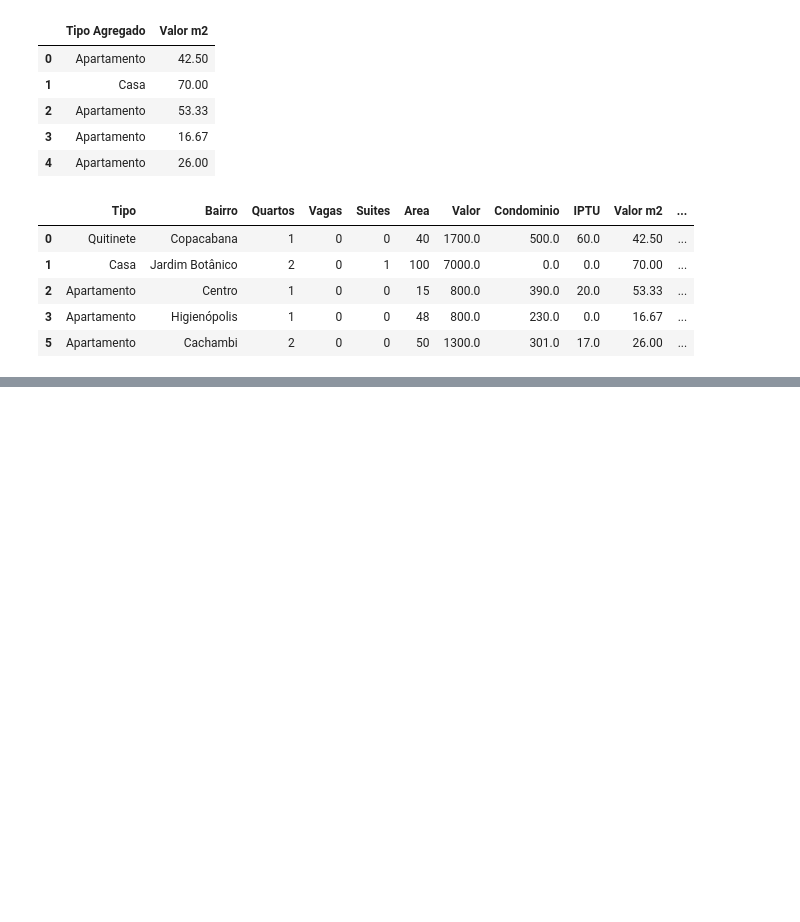
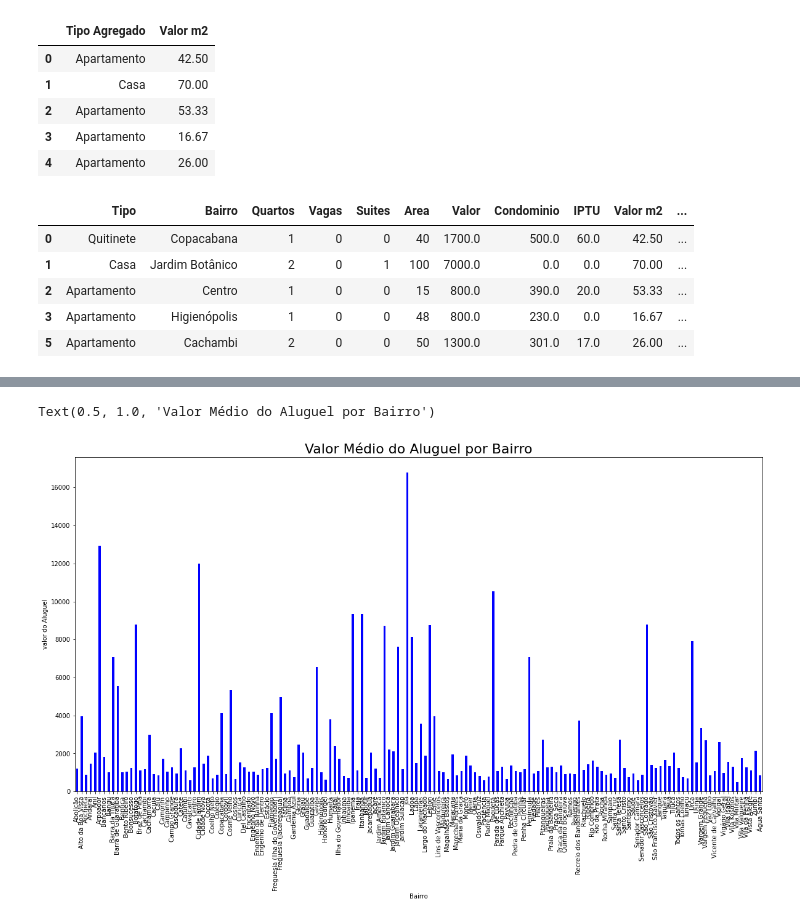
Before and after one commit to Lyarkh/Tratando_e_analisando_dados_Pandas, a Jupyter notebook: Notebooks_e_datasets/Relatorios.ipynb, the cells around one changed output, grey strips where cells are left out. Drawn from its saved outputs; the diff is of its cells as text; code cells hidden in the pictures; blank space fills up the shorter version.

```diff
--- a/Notebooks_e_datasets/Relatorios.ipynb
+++ b/Notebooks_e_datasets/Relatorios.ipynb
@@ -740,0 +746,3 @@ dados.to_csv('data/aluguel_residencial.csv', sep=';', index=False)
+# %%
+dados = pd.read_csv('data/aluguel_residencial.csv', sep=';')
+dados.head(10)
@@ -740,0 +765,2 @@ dados.to_csv('data/aluguel_residencial.csv', sep=';', index=False)
+# %%
+grupo_bairro = dados.groupby('Bairro')
@@ -740,0 +820,11 @@ dados.to_csv('data/aluguel_residencial.csv', sep=';', index=False)
+# %%
+%matplotlib inline
+import matplotlib.pyplot as plt
+plt.rc('figure', figsize = (20,10))
+# %%
+fig = grupo_bairro.Valor.mean().plot.bar(color = 'blue')
+fig.set_ylabel('valor do Aluguel')
+fig.set_title('Valor Médio do Aluguel por Bairro', {'fontsize':22})
+# %% [output]
+Text(0.5, 1.0, 'Valor Médio do Aluguel por Bairro')
+[figure, added]
```
Also changed, not shown: parts of 9 cells of this notebook.
